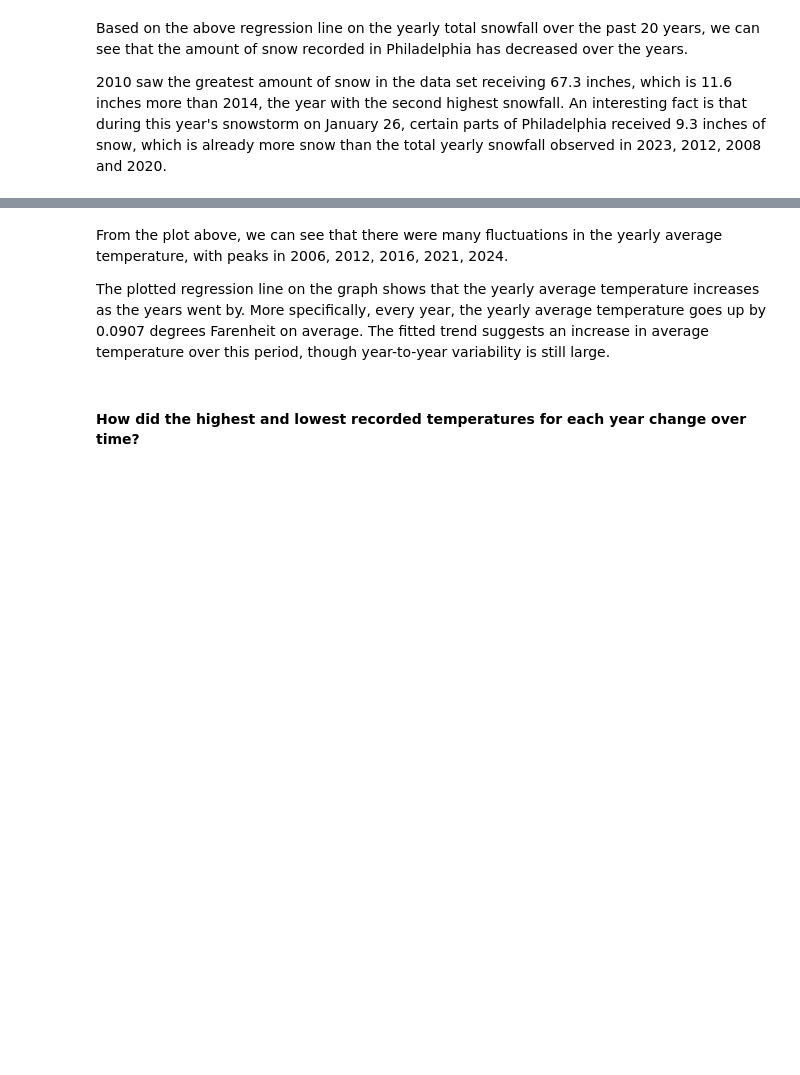
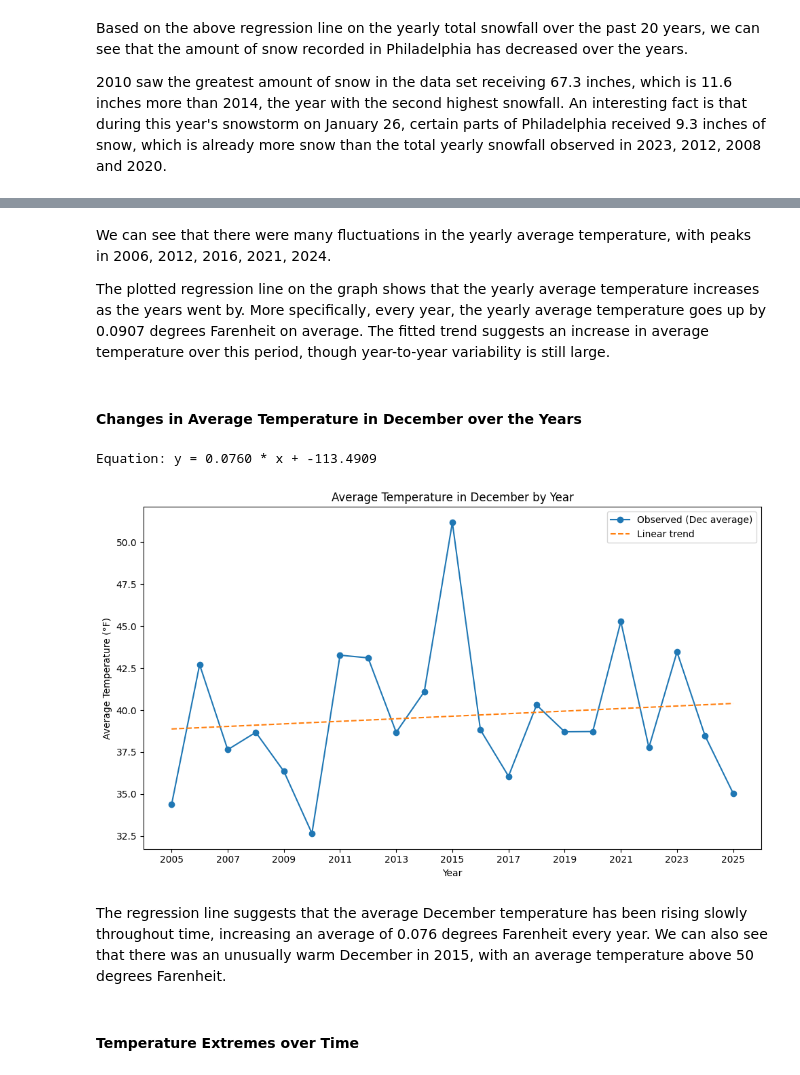
Before and after one commit to dpark2380/comm3180_S26_Blog, a Jupyter notebook: posts/blog_01/DOW1_weather.ipynb, the cells around one changed output, grey strips where cells are left out. Saved outputs shown, nothing was run; the diff lists cells and outputs as text; code cells hidden in the pictures; blank space fills up the shorter version.

```diff
--- a/posts/blog_01/DOW1_weather.ipynb
+++ b/posts/blog_01/DOW1_weather.ipynb
@@ -114,9 +129,42 @@ print(f"Equation: y = {slope:.4f} * x + {intercept:.4f}")
 # %% [markdown]
-From the plot above, we can see that there were many fluctuations in the yearly average temperature, with peaks in 2006, 2012, 2016, 2021, 2024.
+We can see that there were many fluctuations in the yearly average temperature, with peaks in 2006, 2012, 2016, 2021, 2024.
 
 The plotted regression line on the graph shows that the yearly average temperature increases as the years went by. More specifically, every year, the yearly average temperature goes up by 0.0907 degrees Farenheit on average. The fitted trend suggests an increase in average temperature over this period, though year-to-year variability is still large.
+# %% [markdown]
+#### Changes in Average Temperature in December over the Years
+# %%
+december_df = weather_df[weather_df['date'].dt.month == 12]
+
+dec_avg_by_year = december_df.groupby(december_df['date'].dt.year)['avg'].mean()
+
+# Regression line
+x = dec_avg_by_year.index.values.astype(float)
+y = dec_avg_by_year.values.astype(float)
+
+slope, intercept = np.polyfit(x, y, 1)
+y_hat = intercept + slope * x
+
+print(f"Equation: y = {slope:.4f} * x + {intercept:.4f}")
+
+# Plot
+plt.figure(figsize=(10,6))
+plt.plot(x, y, '-o', label='Observed (Dec average)')
+plt.plot(x, y_hat, '--', label='Linear trend')
+
+plt.title("Average Temperature in December by Year")
+plt.xlabel("Year")
+plt.ylabel("Average Temperature (°F)")
+plt.xticks(x[::2])
+plt.legend()
+plt.tight_layout()
+plt.show()
+# %% [output]
+Equation: y = 0.0760 * x + -113.4909
+[figure, added]
+# %% [markdown]
+The regression line suggests that the average December temperature has been rising slowly throughout time, increasing an average of 0.076 degrees Farenheit every year. We can also see that there was an unusually warm December in 2015, with an average temperature above 50 degrees Farenheit.
 # %% [markdown]
-#### How did the highest and lowest recorded temperatures for each year change over time?
+#### Temperature Extremes over Time
 # %%
 highest_temps = weather_df.groupby('year')['high'].max()
 lowest_temps = weather_df.groupby('year')['low'].min()
```
Also changed, not shown: parts of 12 cells of this notebook.
